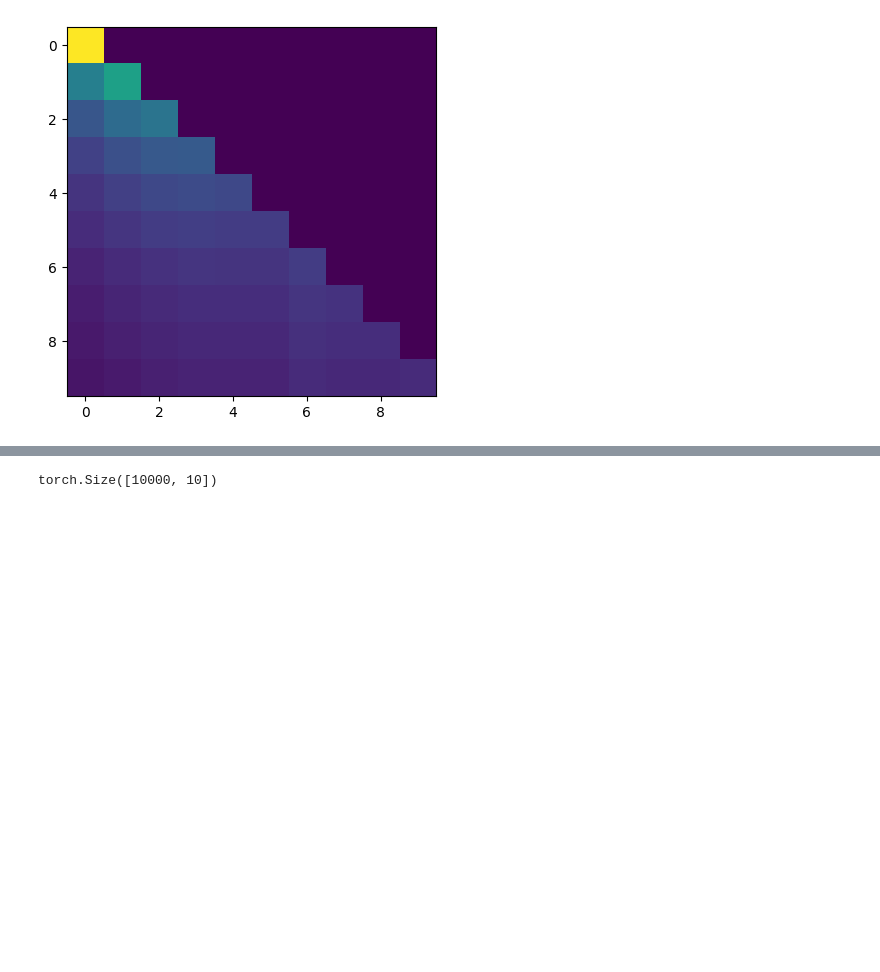
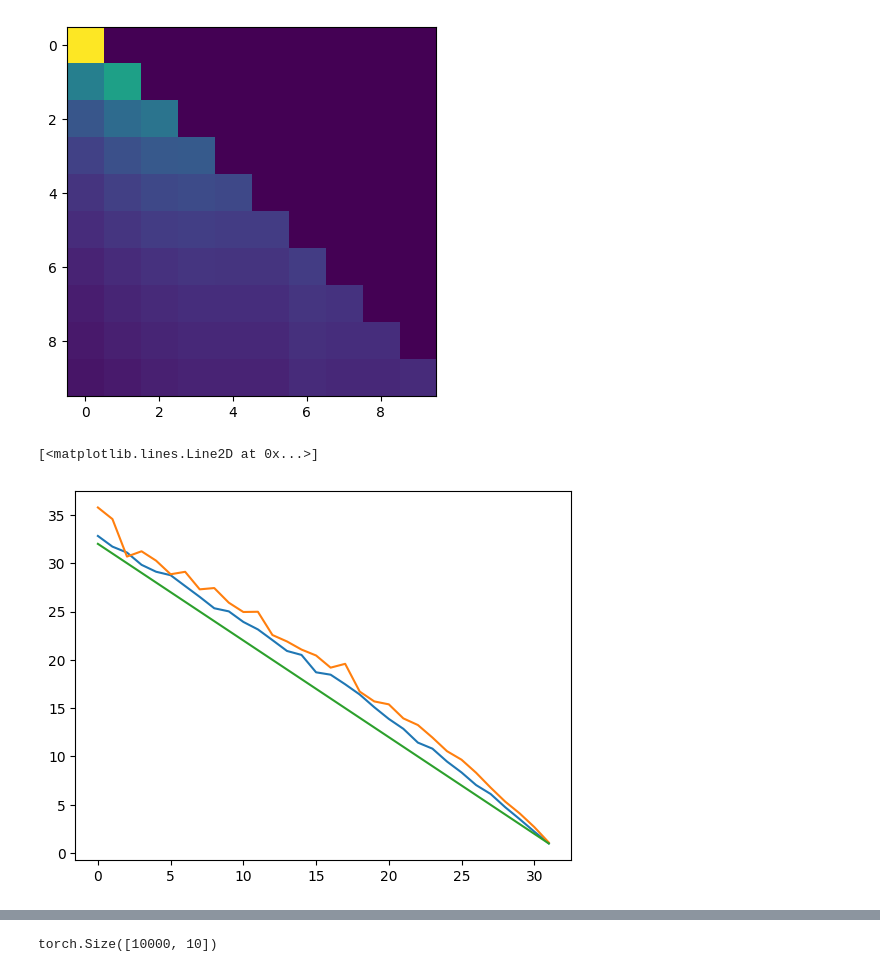
Before and after one commit to akarshkumar0101/transformer-memory, a Jupyter notebook: transformer-distilation/test.ipynb, the cells around one changed output, grey strips where cells are left out. Cells and saved outputs as stored; diff of their text form; code cells hidden in the pictures; blank space fills up the shorter version.

```diff
--- a/transformer-distilation/test.ipynb
+++ b/transformer-distilation/test.ipynb
@@ -151,3 +437,29 @@ plt.imshow(net.blocks[-1].attn_weights[7, 8].detach().cpu().numpy())
 # %% [output]
 <matplotlib.image.AxesImage at 0x...>
 [figure]
+# %%
+teacher_gpt = models.GPT(33, 32, 768, 4, 12)
+teacher_gpt.load_state_dict(torch.load("models/gpt.pt"))
+teacher_gpt = teacher_gpt.eval()
+
+teacher_comp = models.CompressionGPT(33, 32, 768, 4, 12, mode='random-causal')
+state_dict = torch.load("models/random-causal.pt")
+state_dict['mask'] = teacher_comp.mask
+teacher_comp.load_state_dict(state_dict)
+teacher_comp = teacher_comp.eval()
+# %%
+bs = 1024
+tok = train.generate_batch(33, 32 + 1, bs, device="cpu")
+x, y = tok[:, :-1], tok[:, 1:]
+logits = teacher_gpt(x)
+loss_pred = torch.nn.functional.cross_entropy(rearrange(logits, "b t d -> (b t) d"), rearrange(y, "b t -> (b t)"), reduction="none")
+loss_pred = rearrange(loss_pred, "(b t) -> b t", b=bs)
+plt.plot(loss_pred.mean(dim=0).exp().detach().cpu().numpy())
+logits = teacher_comp(x, mode='random-causal')
+loss_pred = torch.nn.functional.cross_entropy(rearrange(logits, "b t d -> (b t) d"), rearrange(y, "b t -> (b t)"), reduction="none")
+loss_pred = rearrange(loss_pred, "(b t) -> b t", b=bs)
+plt.plot(loss_pred.nanmean(dim=0).exp().detach().cpu().numpy())
+plt.plot(np.arange(32, 0, -1))
+# %% [output]
+[<matplotlib.lines.Line2D at 0x...>]
+[figure, added]
```
Also changed, not shown: parts of 29 cells of this notebook, 5 other files.
